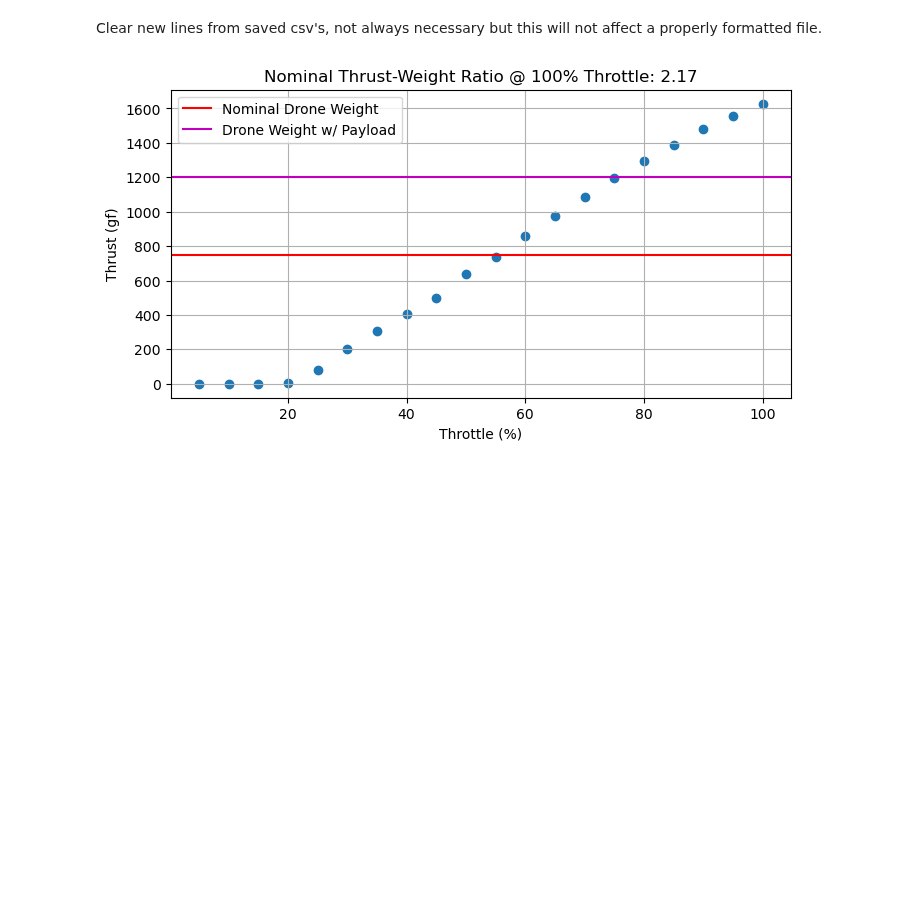
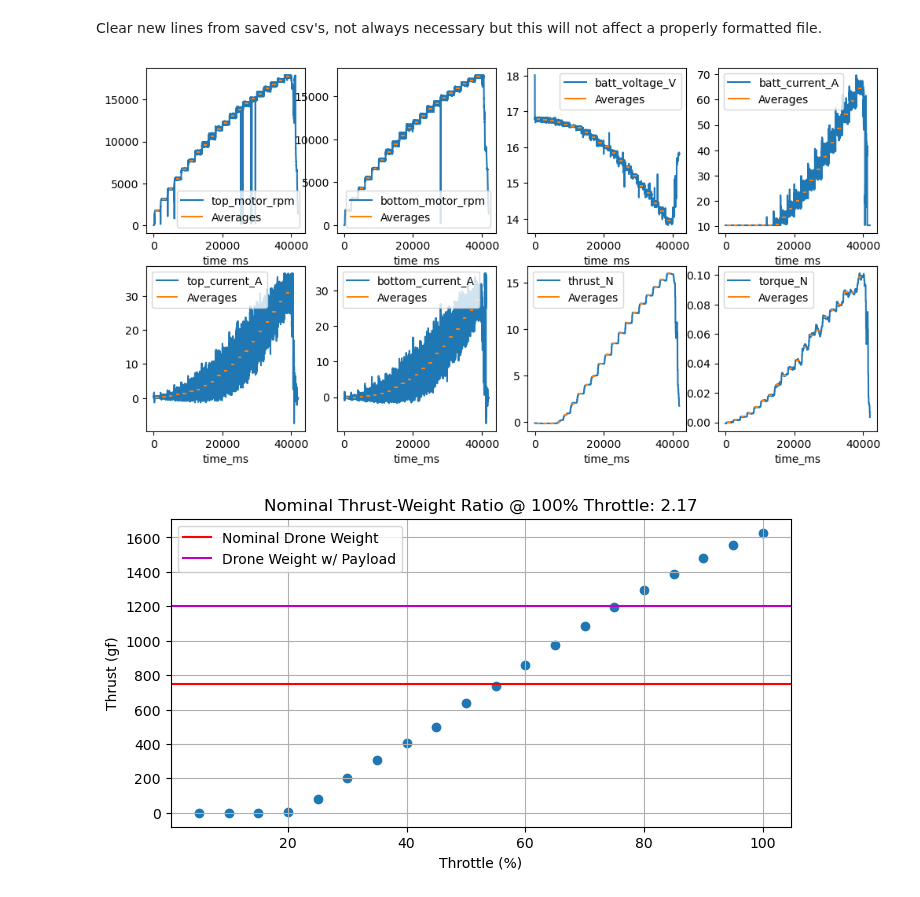
Before and after one commit to gtaharaedmonds/coaxial-drone, a Jupyter notebook: thrust_jig/test_runner/experiment_template_updated.ipynb, the cells around one changed output. Cells and saved outputs as stored; diff of their text form; code cells hidden in the pictures; blank space fills up the shorter version.

Commit message:
Add debug plots for averaging algorithm

```diff
--- a/thrust_jig/test_runner/experiment_template_updated.ipynb
+++ b/thrust_jig/test_runner/experiment_template_updated.ipynb
@@ -101,6 +100,21 @@ df_steps = (
     .groupby("throttle")
     .mean()
 )
+# %%
+# Debug step generation
+fig, axs = plt.subplots(2, 4, figsize=(12, 6))
+for ax, col in zip(axs.flat, test_data):
+    test_data.plot(ax=ax, y=col)
+    ax.hlines(
+        df_steps[col],
+        step_start_times + transient_offset_ms,
+        step_start_times + transient_offset_ms + stable_step_duration_ms,
+        colors="C1",
+        label="Averages",
+    )
+    ax.legend()
+# %% [output]
+[figure, added]
 # %%
 thrust_mean_g = df_steps["thrust_N"] / 9.81 * 1e3
 thrust_mean_g = thrust_mean_g * (thrust_mean_g > 0)
```
Also changed, not shown: parts of 1 cell of this notebook.
